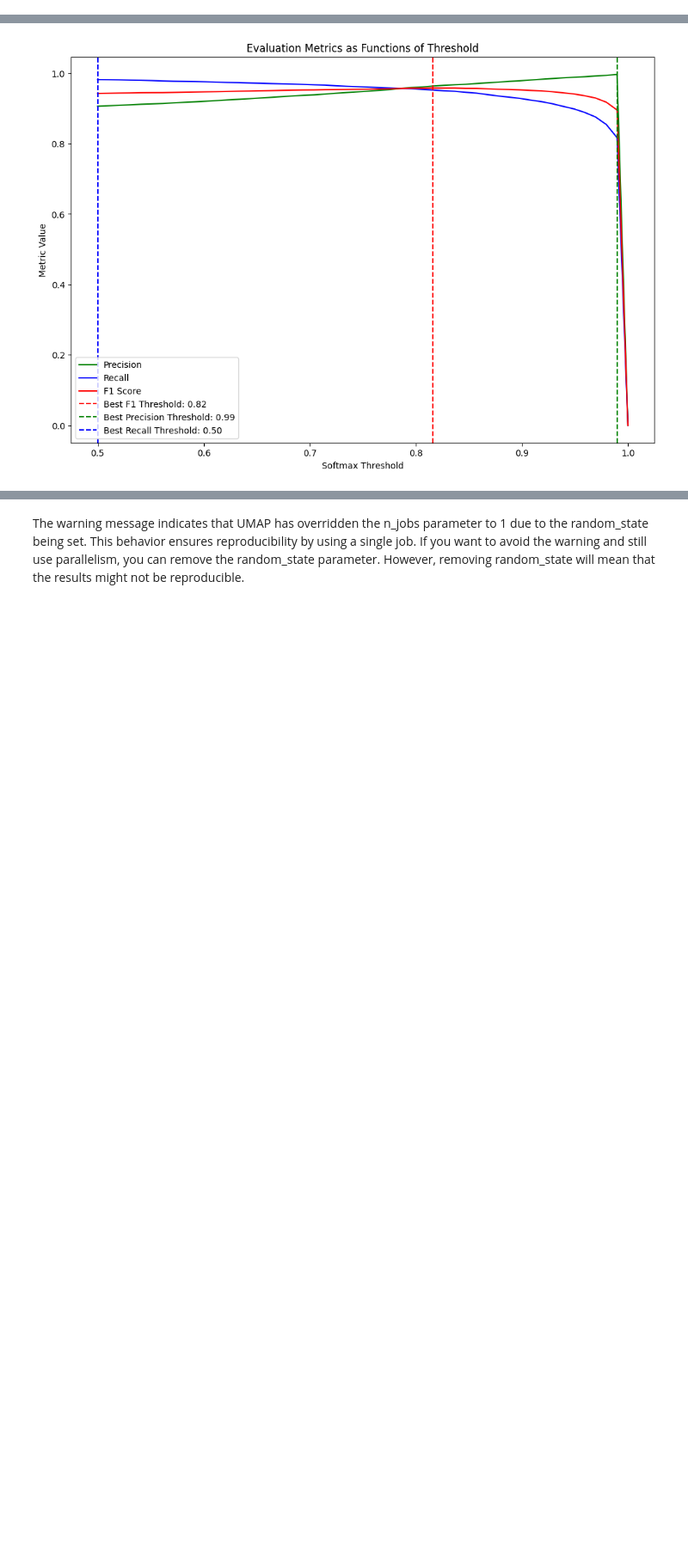
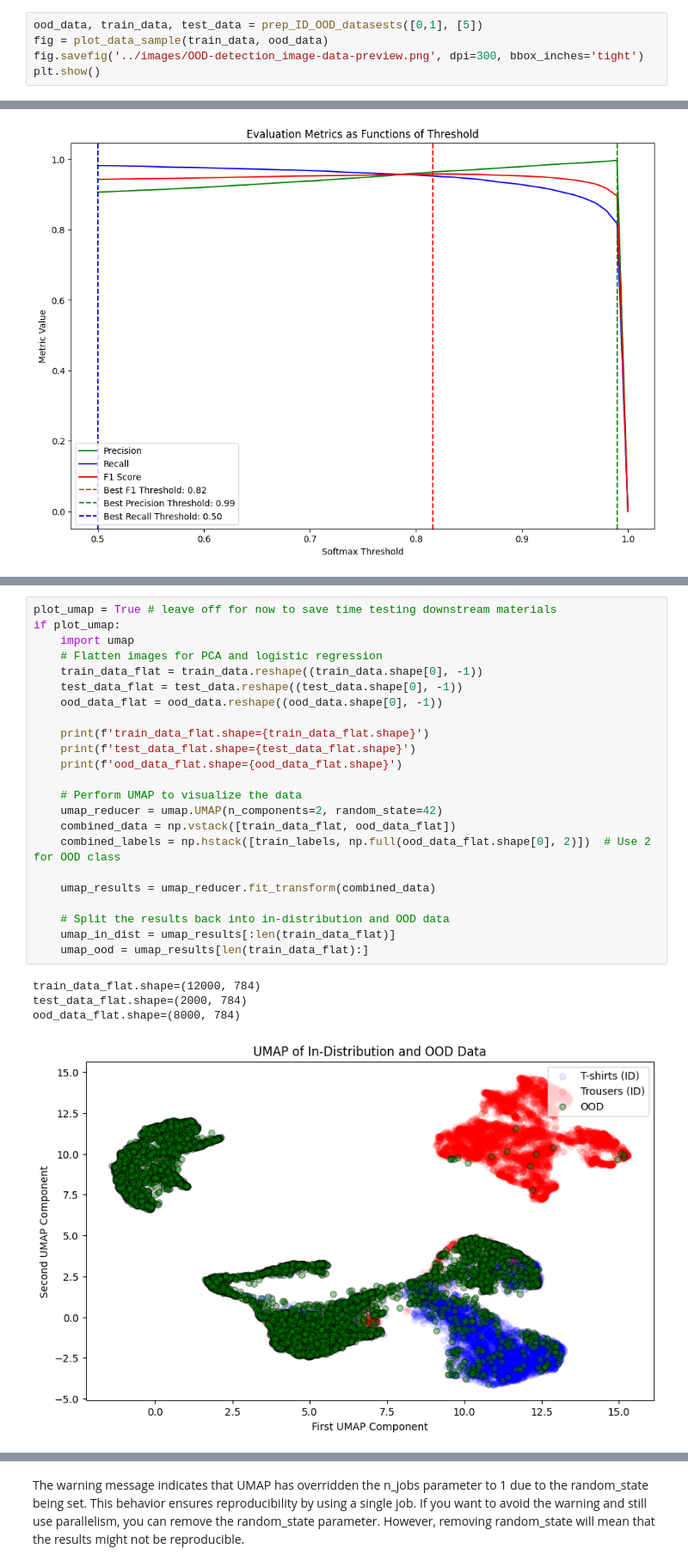
Before and after one commit to carpentries-incubator/fair-explainable-ml, a Jupyter notebook: code/7a-OOD-detection-output-based.ipynb, the cells around one changed output, grey strips where cells are left out. Shown at 86% size. Cells and saved outputs as stored; diff of their text form; blank space fills up the shorter version.

```diff
--- a/code/7a-OOD-detection-output-based.ipynb
+++ b/code/7a-OOD-detection-output-based.ipynb
@@ -151,0 +152,5 @@ test_data.shape=(2000, 28, 28)
+# %%
+ood_data, train_data, test_data = prep_ID_OOD_datasests([0,1], [5])
+fig = plot_data_sample(train_data, ood_data)
+fig.savefig('../images/OOD-detection_image-data-preview.png', dpi=300, bbox_inches='tight')
+plt.show()
@@ -595,0 +594,28 @@ Let's train a simple CNN model on the FashionMNIST dataset.
+# %%
+plot_umap = True # leave off for now to save time testing downstream materials
+if plot_umap:
+    import umap
+    # Flatten images for PCA and logistic regression
+    train_data_flat = train_data.reshape((train_data.shape[0], -1))
+    test_data_flat = test_data.reshape((test_data.shape[0], -1))
+    ood_data_flat = ood_data.reshape((ood_data.shape[0], -1))
+
+    print(f'train_data_flat.shape={train_data_flat.shape}')
+    print(f'test_data_flat.shape={test_data_flat.shape}')
+    print(f'ood_data_flat.shape={ood_data_flat.shape}')
+
+    # Perform UMAP to visualize the data
+    umap_reducer = umap.UMAP(n_components=2, random_state=42)
+    combined_data = np.vstack([train_data_flat, ood_data_flat])
+    combined_labels = np.hstack([train_labels, np.full(ood_data_flat.shape[0], 2)])  # Use 2 for OOD class
+
+    umap_results = umap_reducer.fit_transform(combined_data)
+
+    # Split the results back into in-distribution and OOD data
+    umap_in_dist = umap_results[:len(train_data_flat)]
+    umap_ood = umap_results[len(train_data_flat):]
+# %% [output]
+train_data_flat.shape=(12000, 784)
+test_data_flat.shape=(2000, 784)
+ood_data_flat.shape=(8000, 784)
+[figure, added]
```
Also changed, not shown: parts of 22 cells of this notebook, 3 other files.
